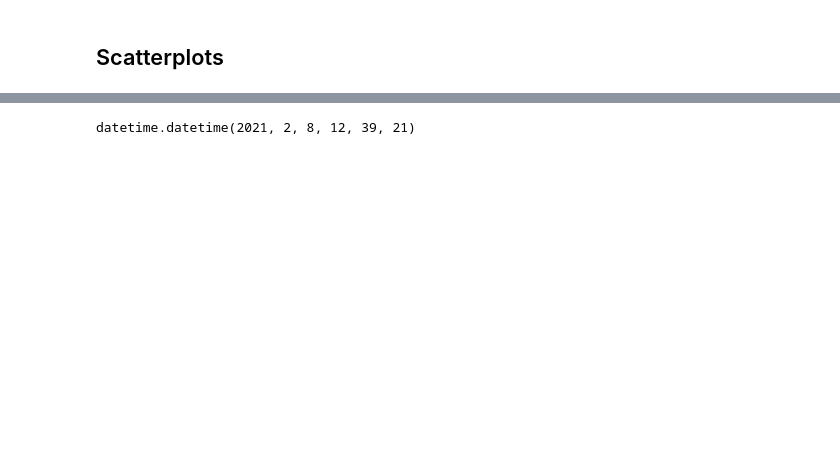
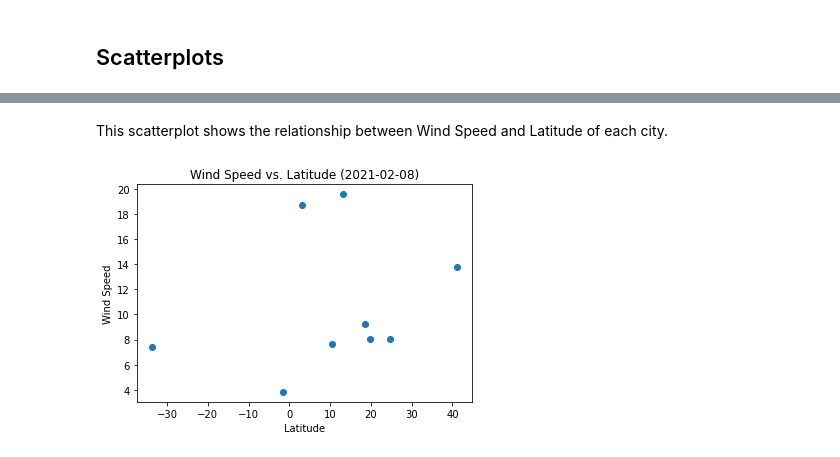
Before and after one commit to drbernal47/python-api-challenge, a Jupyter notebook: WeatherPy/WeatherPy.ipynb, the cells around one changed output, grey strips where cells are left out. Saved outputs shown, nothing was run; the diff lists cells and outputs as text; code cells hidden in the pictures; blank space fills up the shorter version.

```diff
--- a/WeatherPy/WeatherPy.ipynb
+++ b/WeatherPy/WeatherPy.ipynb
@@ -154,8 +175,13 @@ plt.show()
+# %% [markdown]
+This scatterplot shows the relationship between Wind Speed and Latitude of each city.
+# %%
+plt.scatter(weather_df["Latitude"],weather_df["Wind Speed (mph)"])
+plt.title(f'Wind Speed vs. Latitude ({retrieval_date})')
+plt.xlabel("Latitude")
+plt.ylabel("Wind Speed")
+plt.savefig("output_data/Wind_Speed_vs_Latitude.png")
+plt.show()
+# %% [output]
+[figure, added]
 # %%
 # May need to drop humidity outliers (above 100%)
-# %%
-import datetime
-
-datetime.datetime.fromtimestamp(1612809561)
-# %% [output]
-datetime.datetime(2021, 2, 8, 12, 39, 21)
```
Also changed, not shown: parts of 7 cells of this notebook, 4 other files.
